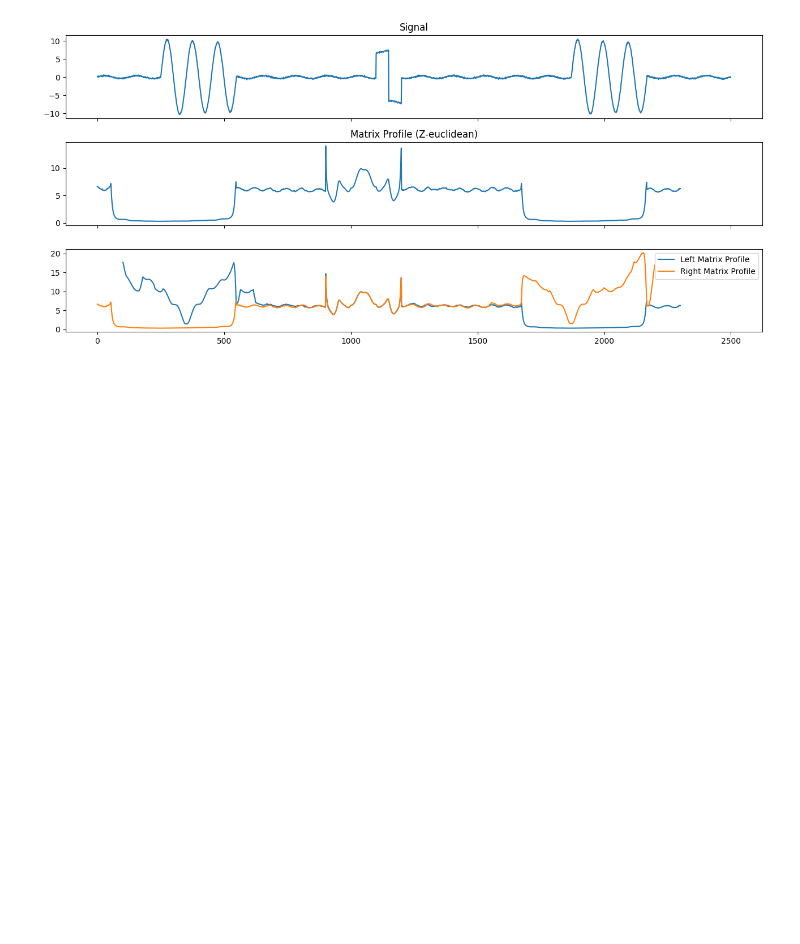
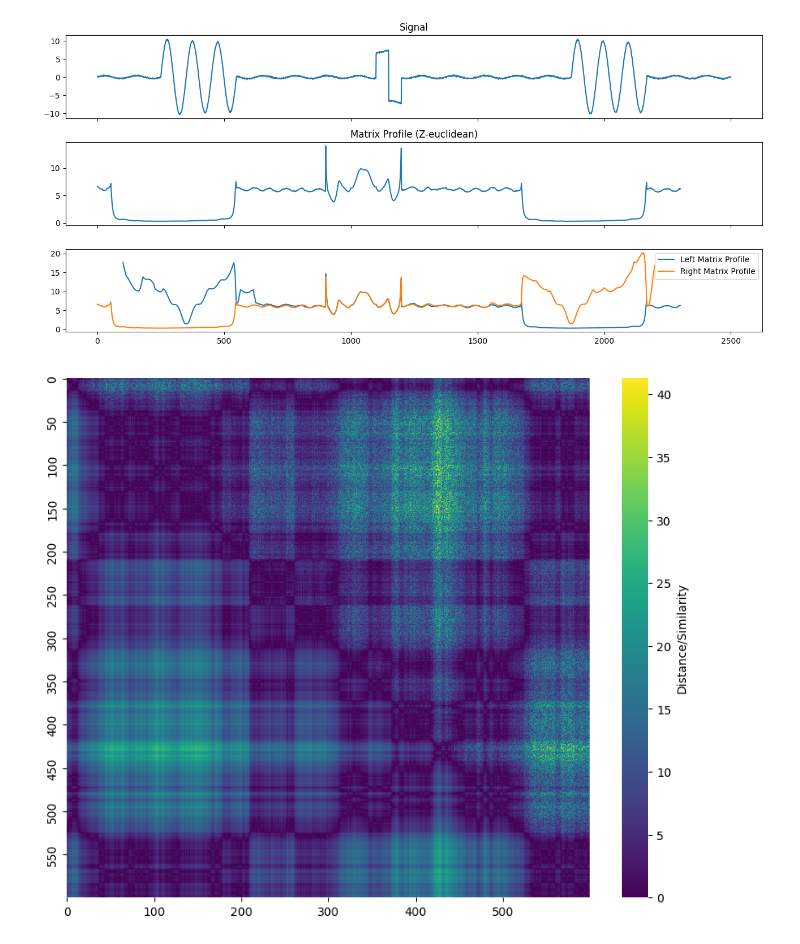
Before and after one commit to ShehabEldeenAyman/Gent-Terneuzen-canal, a Jupyter notebook: time_series_analysis/test.ipynb, the cells around one changed output. Cells and saved outputs as stored; diff of their text form; code cells hidden in the pictures; blank space fills up the shorter version.

```diff
--- a/time_series_analysis/test.ipynb
+++ b/time_series_analysis/test.ipynb
@@ -47,0 +52,36 @@ plt.tight_layout()
+# %%
+# 1. Generate Synthetic Time Series Data
+np.random.seed(42)
+n_days = 600
+dates = pd.date_range(start='2019-10-11', periods=n_days, freq='D')
+# Create a random walk with some "patterns"
+data = np.cumsum(np.random.randn(n_days))
+# %%
+# 2. Simulate the Matrix Profile Calculation
+# In a real CMP, this would be distances between subsequences.
+# For this example, we generate a distance matrix |A - B|.
+dist_matrix = np.abs(data[:, None] - data[None, :])
+# %%
+# 3. Create the Diagonal Split
+# We'll create two "versions" of the data to mimic the split in your image
+# Side A: The raw distance
+# Side B: A "contextual" version (simulated here by adding noise/scaling)
+side_a = dist_matrix
+side_b = dist_matrix * np.random.uniform(0.5, 1.5, size=dist_matrix.shape)
+# %%
+# Combine them: Lower triangle from Side A, Upper triangle from Side B
+combined_matrix = np.tril(side_a) + np.triu(side_b, k=1)
+# %%
+# 4. Plotting
+plt.figure(figsize=(10, 8))
+
+# Use 'viridis' to match the original image's color scheme
+ax = sns.heatmap(
+    combined_matrix,
+    cmap='viridis',
+    cbar_kws={'label': 'Distance/Similarity'},
+    xticklabels=100,
+    yticklabels=50
+)
+# %% [output]
+[figure, added]
```
Also changed, not shown: parts of 4 cells of this notebook, 1 other file.
